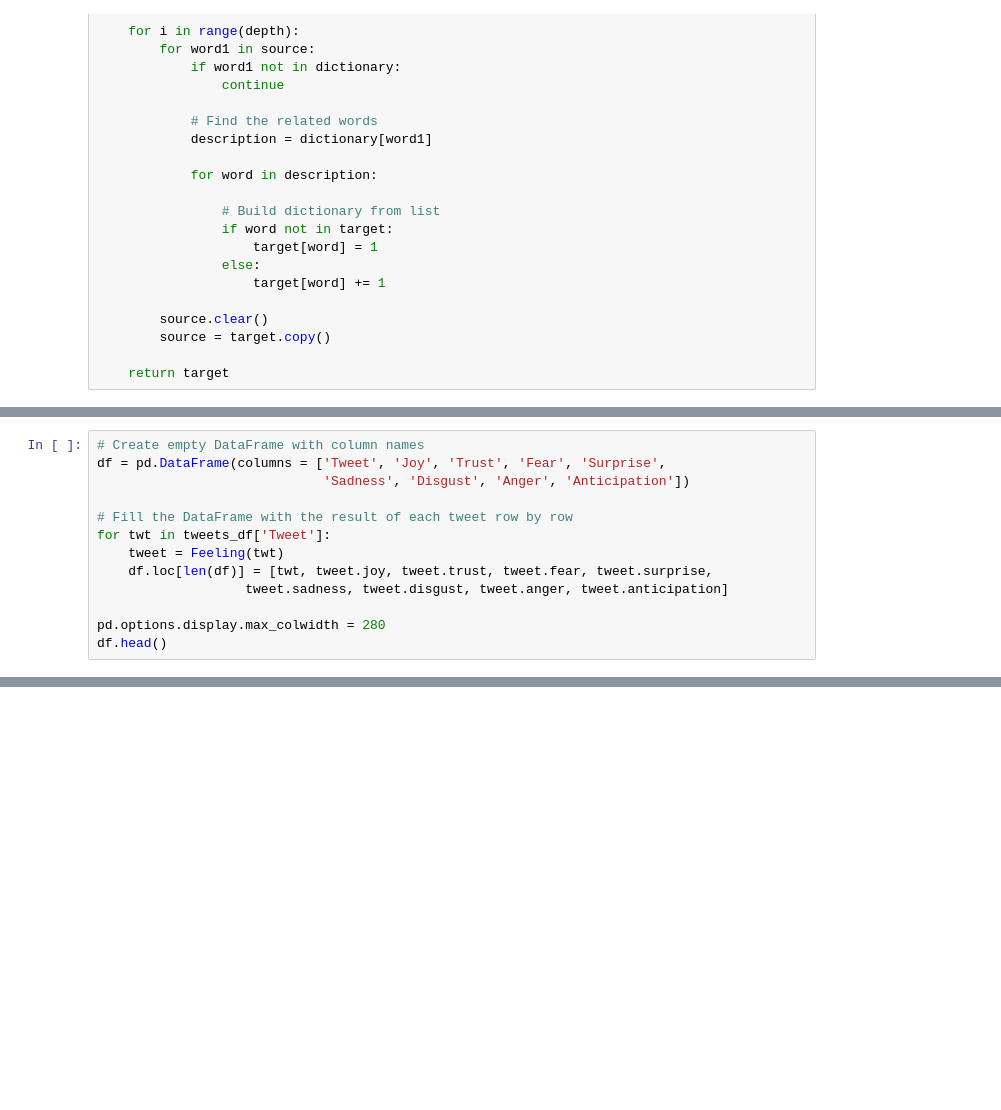
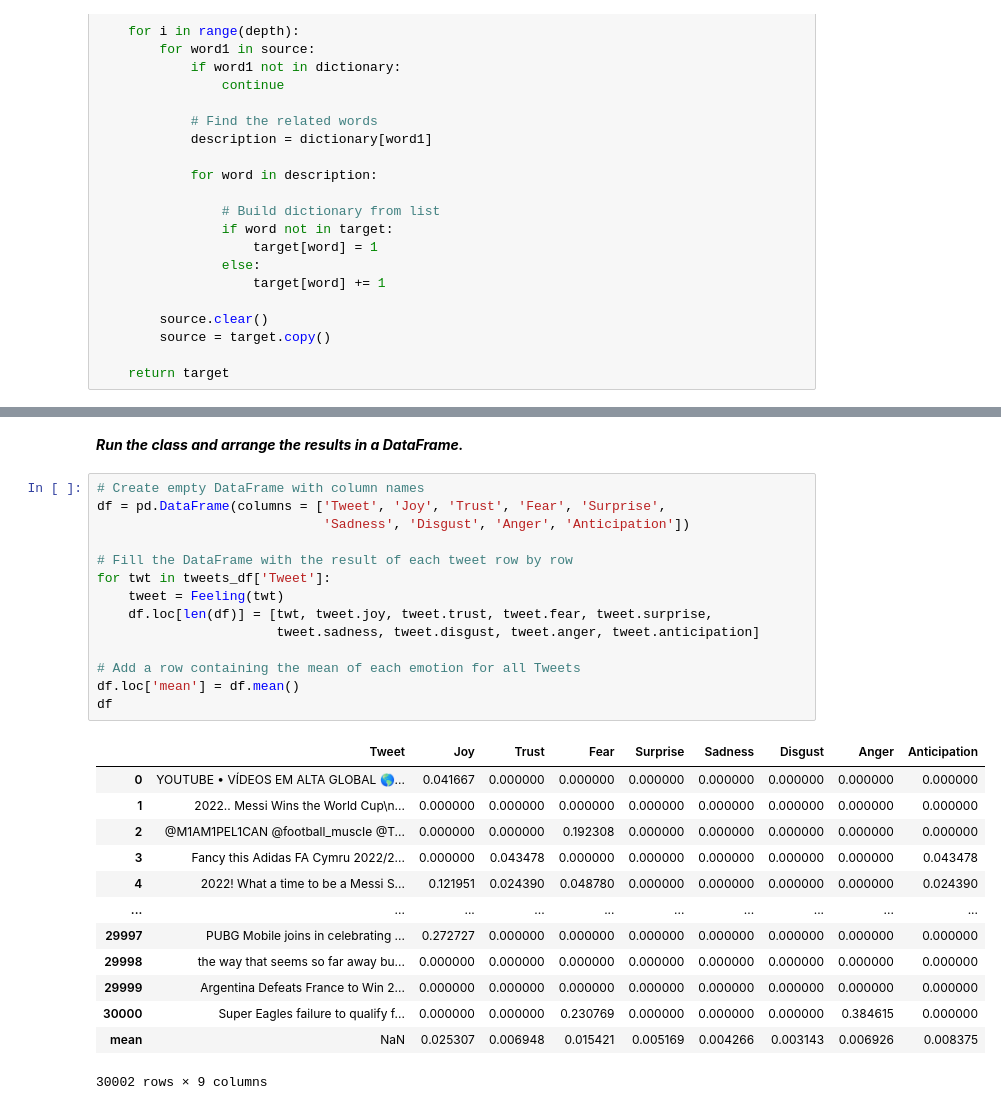
Before and after one commit to sadaki19/Sentiment_Analysis_Using_Plutchik_Wheel, a Jupyter notebook: Code.ipynb, the cells around one changed output, grey strips where cells are left out. Drawn from its saved outputs; the diff is of its cells as text; blank space fills up the shorter version.

```diff
--- a/Code.ipynb
+++ b/Code.ipynb
@@ -220,13 +188,0 @@ class Feeling:
-# %%
-# Create empty DataFrame with column names
-df = pd.DataFrame(columns = ['Tweet', 'Joy', 'Trust', 'Fear', 'Surprise',
-                             'Sadness', 'Disgust', 'Anger', 'Anticipation'])
-
-# Fill the DataFrame with the result of each tweet row by row
-for twt in tweets_df['Tweet']:
-    tweet = Feeling(twt)
-    df.loc[len(df)] = [twt, tweet.joy, tweet.trust, tweet.fear, tweet.surprise,
-                   tweet.sadness, tweet.disgust, tweet.anger, tweet.anticipation]
-
-pd.options.display.max_colwidth = 280
-df.head()
@@ -265,0 +242,30 @@ Anticipation:  733
+# %% [markdown]
+***Run the class and arrange the results in a DataFrame.***
+# %%
+# Create empty DataFrame with column names
+df = pd.DataFrame(columns = ['Tweet', 'Joy', 'Trust', 'Fear', 'Surprise',
+                             'Sadness', 'Disgust', 'Anger', 'Anticipation'])
+
+# Fill the DataFrame with the result of each tweet row by row
+for twt in tweets_df['Tweet']:
+    tweet = Feeling(twt)
+    df.loc[len(df)] = [twt, tweet.joy, tweet.trust, tweet.fear, tweet.surprise,
+                       tweet.sadness, tweet.disgust, tweet.anger, tweet.anticipation]
+
+# Add a row containing the mean of each emotion for all Tweets
+df.loc['mean'] = df.mean()
+df
+# %% [output]
+|  | Tweet | Joy | Trust | Fear | Surprise | Sadness | Disgust | Anger | Anticipation |
+| 0 | YOUTUBE • VÍDEOS EM ALTA GLOBAL 🌎... | 0.041667 | 0.000000 | 0.000000 | 0.000000 | 0.000000 | 0.000000 | 0.000000 | 0.000000 |
+| 1 | 2022.. Messi Wins the World Cup\n... | 0.000000 | 0.000000 | 0.000000 | 0.000000 | 0.000000 | 0.000000 | 0.000000 | 0.000000 |
+| 2 | @M1AM1PEL1CAN @football_muscIe @T... | 0.000000 | 0.000000 | 0.192308 | 0.000000 | 0.000000 | 0.000000 | 0.000000 | 0.000000 |
+| 3 | Fancy this Adidas FA Cymru 2022/2... | 0.000000 | 0.043478 | 0.000000 | 0.000000 | 0.000000 | 0.000000 | 0.000000 | 0.043478 |
+| 4 | 2022! What a time to be a Messi S... | 0.121951 | 0.024390 | 0.048780 | 0.000000 | 0.000000 | 0.000000 | 0.000000 | 0.024390 |
+| ... | ... | ... | ... | ... | ... | ... | ... | ... | ... |
+| 29997 | PUBG Mobile joins in celebrating ... | 0.272727 | 0.000000 | 0.000000 | 0.000000 | 0.000000 | 0.000000 | 0.000000 | 0.000000 |
+| 29998 | the way that seems so far away bu... | 0.000000 | 0.000000 | 0.000000 | 0.000000 | 0.000000 | 0.000000 | 0.000000 | 0.000000 |
+| 29999 | Argentina Defeats France to Win 2... | 0.000000 | 0.000000 | 0.000000 | 0.000000 | 0.000000 | 0.000000 | 0.000000 | 0.000000 |
+| 30000 | Super Eagles failure to qualify f... | 0.000000 | 0.000000 | 0.230769 | 0.000000 | 0.000000 | 0.000000 | 0.384615 | 0.000000 |
+| mean | NaN | 0.025307 | 0.006948 | 0.015421 | 0.005169 | 0.004266 | 0.003143 | 0.006926 | 0.008375 |
+30002 rows × 9 columns
```
Also changed, not shown: parts of 24 cells of this notebook, 1 other file.
